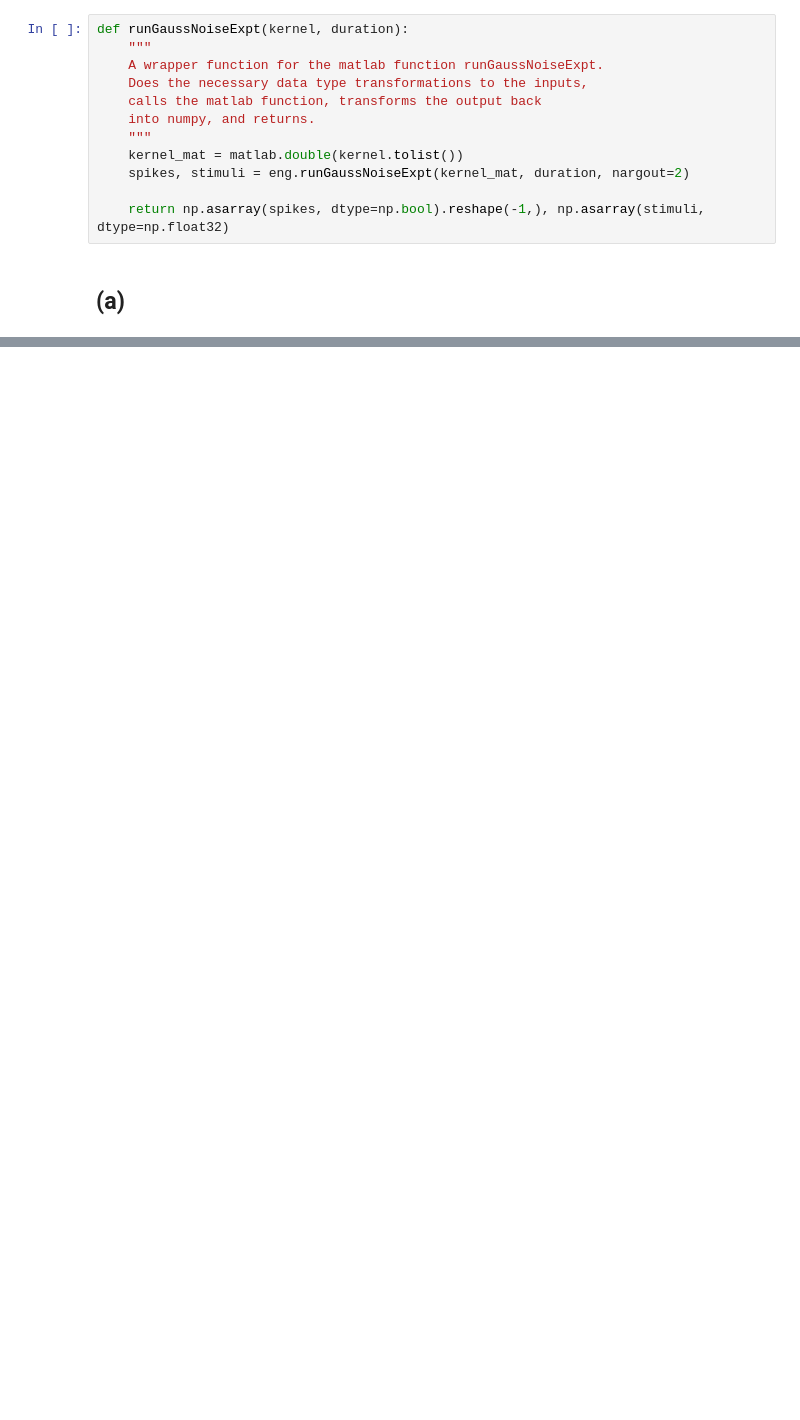
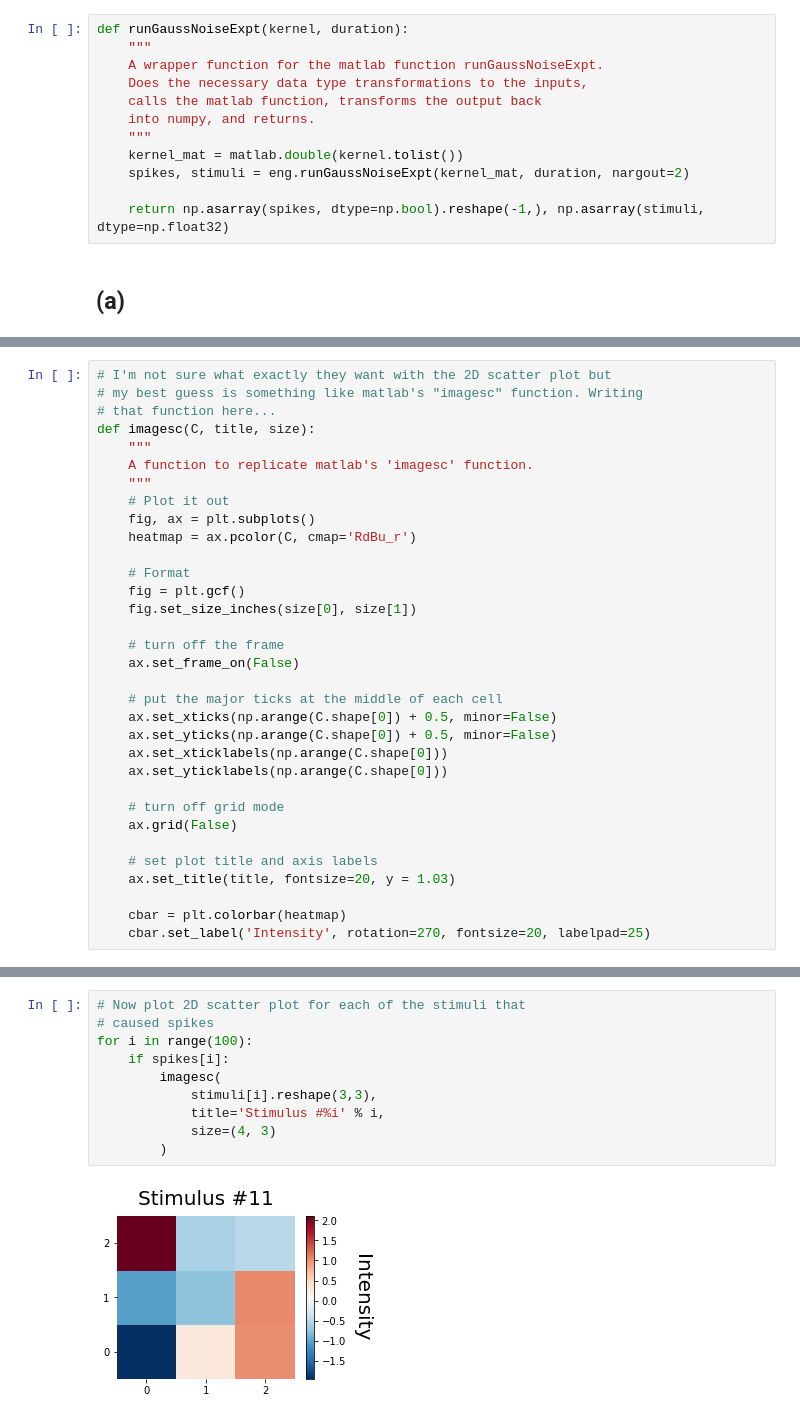
Before and after one commit to rfeinman/hw-mathtools, a Jupyter notebook: Feinman_Reuben_HW6/hw6.ipynb, the cells around one changed output, grey strips where cells are left out. Drawn from its saved outputs; the diff is of its cells as text; blank space fills up the shorter version.

```diff
--- a/Feinman_Reuben_HW6/hw6.ipynb
+++ b/Feinman_Reuben_HW6/hw6.ipynb
@@ -44,0 +72,33 @@ stimuli.shape
+# %%
+# I'm not sure what exactly they want with the 2D scatter plot but
+# my best guess is something like matlab's "imagesc" function. Writing
+# that function here...
+def imagesc(C, title, size):
+    """
+    A function to replicate matlab's 'imagesc' function.
+    """
+    # Plot it out
+    fig, ax = plt.subplots()
+    heatmap = ax.pcolor(C, cmap='RdBu_r')
+
+    # Format
+    fig = plt.gcf()
+    fig.set_size_inches(size[0], size[1])
+
+    # turn off the frame
+    ax.set_frame_on(False)
+
+    # put the major ticks at the middle of each cell
+    ax.set_xticks(np.arange(C.shape[0]) + 0.5, minor=False)
+    ax.set_yticks(np.arange(C.shape[0]) + 0.5, minor=False)
+    ax.set_xticklabels(np.arange(C.shape[0]))
+    ax.set_yticklabels(np.arange(C.shape[0]))
+
+    # turn off grid mode
+    ax.grid(False)
+
+    # set plot title and axis labels
+    ax.set_title(title, fontsize=20, y = 1.03)
+
+    cbar = plt.colorbar(heatmap)
+    cbar.set_label('Intensity', rotation=270, fontsize=20, labelpad=25)
@@ -44,0 +121,12 @@ stimuli.shape
+# %%
+# Now plot 2D scatter plot for each of the stimuli that
+# caused spikes
+for i in range(100):
+    if spikes[i]:
+        imagesc(
+            stimuli[i].reshape(3,3),
+            title='Stimulus #%i' % i,
+            size=(4, 3)
+        )
+# %% [output]
+[figure, added]
```
Also changed, not shown: parts of 21 cells of this notebook.
